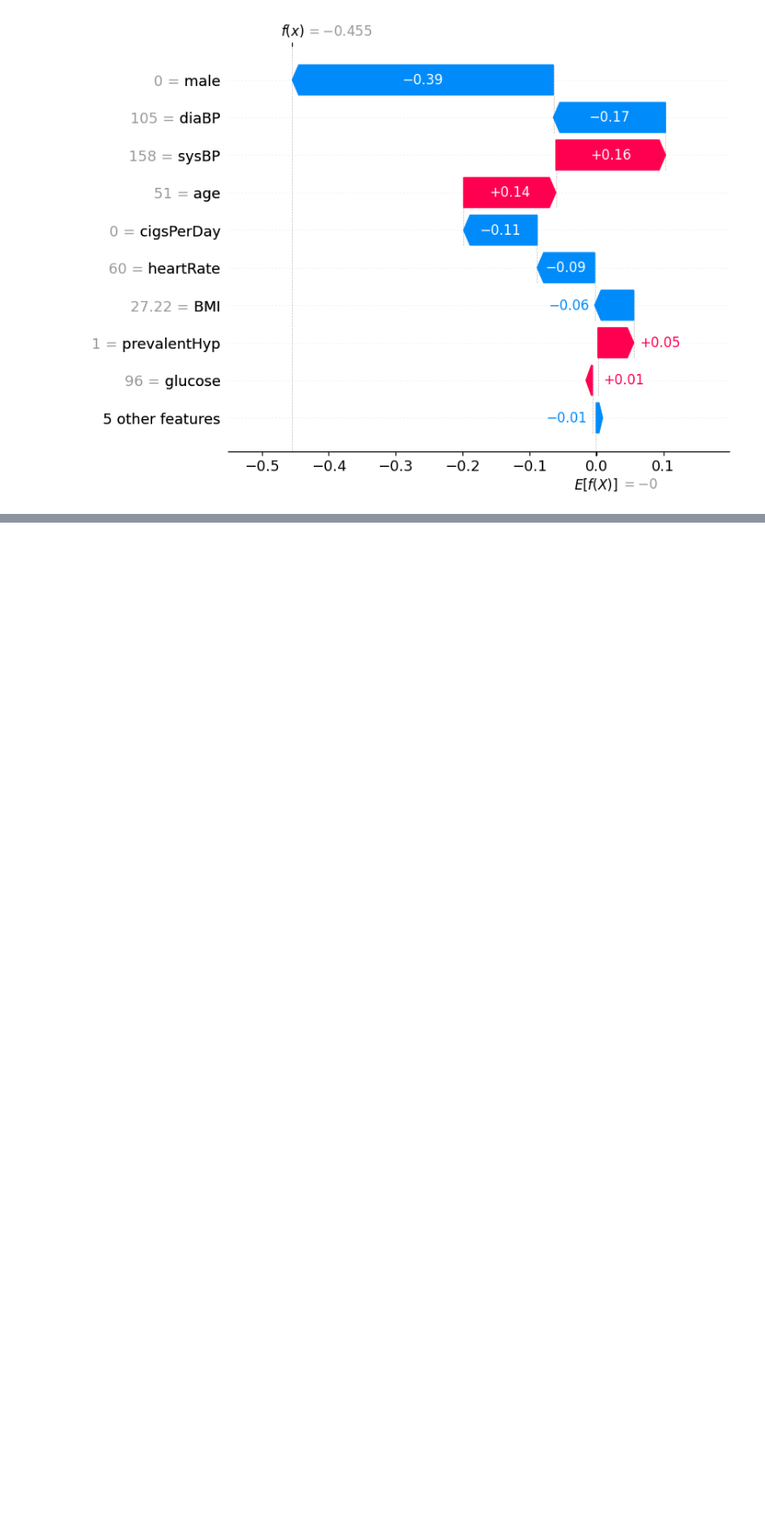
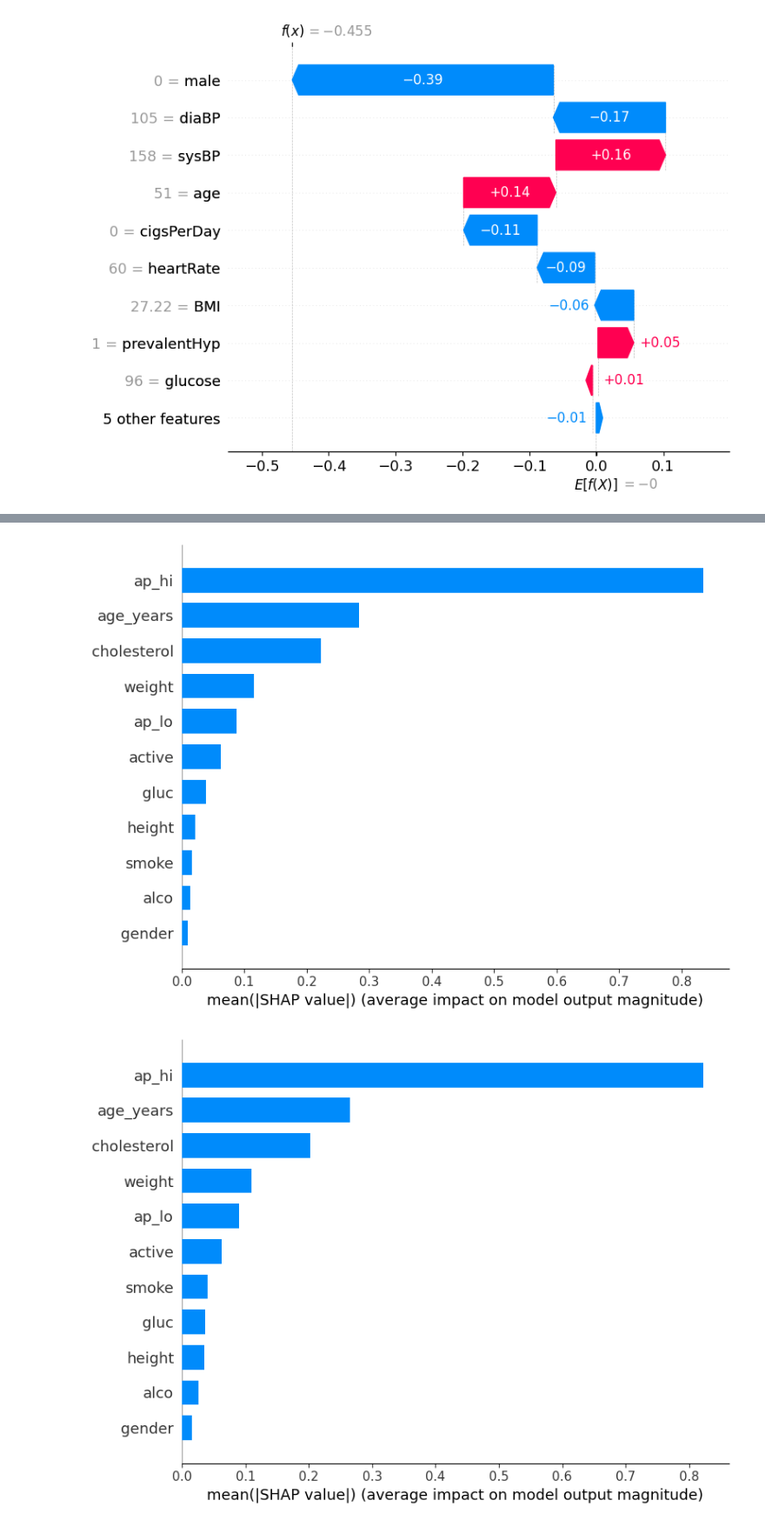
Before and after one commit to Kavisha612/Dissertation_ExplainableAI, a Jupyter notebook: Shap_implementation.ipynb, the cells around one changed output, grey strips where cells are left out. Shown at 87% size. Cells and saved outputs as stored; diff of their text form; code cells hidden in the pictures; blank space fills up the shorter version.

```diff
--- a/Shap_implementation.ipynb
+++ b/Shap_implementation.ipynb
@@ -120,0 +136,6 @@ shap.summary_plot(shap_values_baseline, X_test_baseline, plot_type="bar")
+# %%
+shap.summary_plot(shap_values_female, X_test_female, plot_type="bar")
+shap.summary_plot(shap_values_male, X_test_male, plot_type="bar")
+# %% [output]
+[figure, added]
+[figure, added]
```
Also changed, not shown: parts of 7 cells of this notebook.
